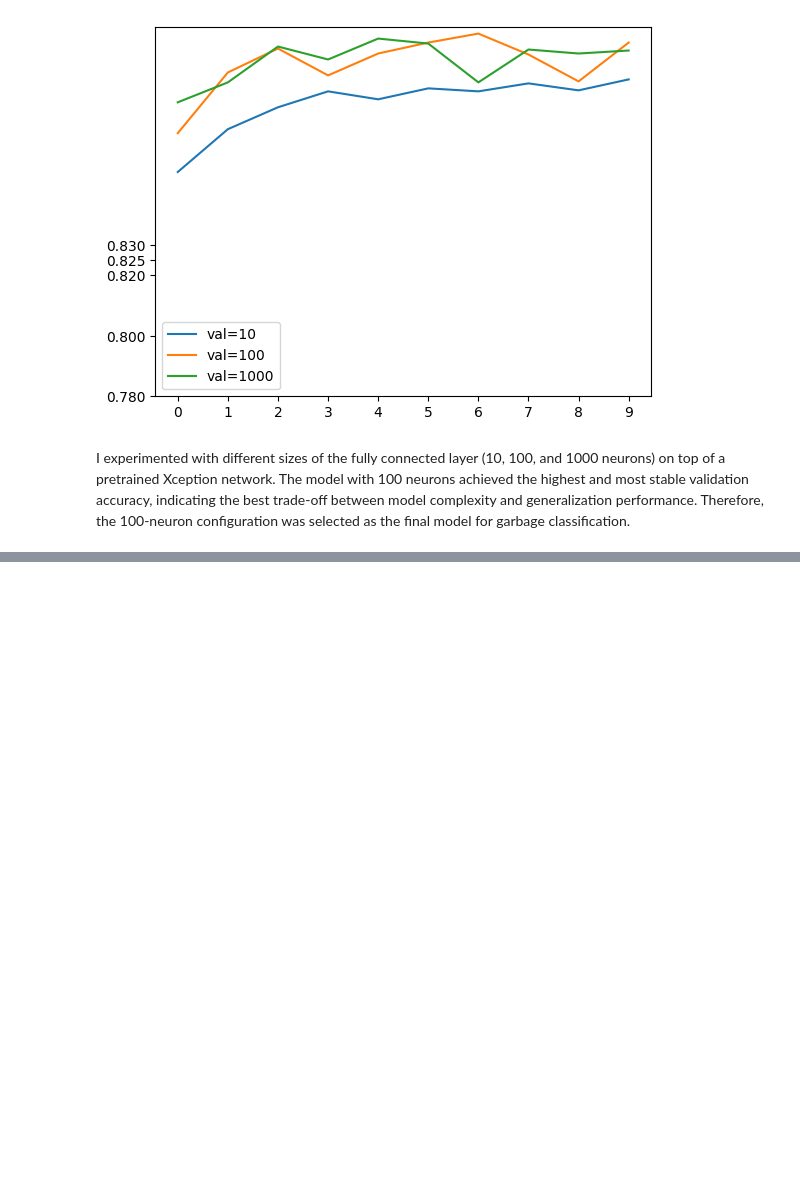
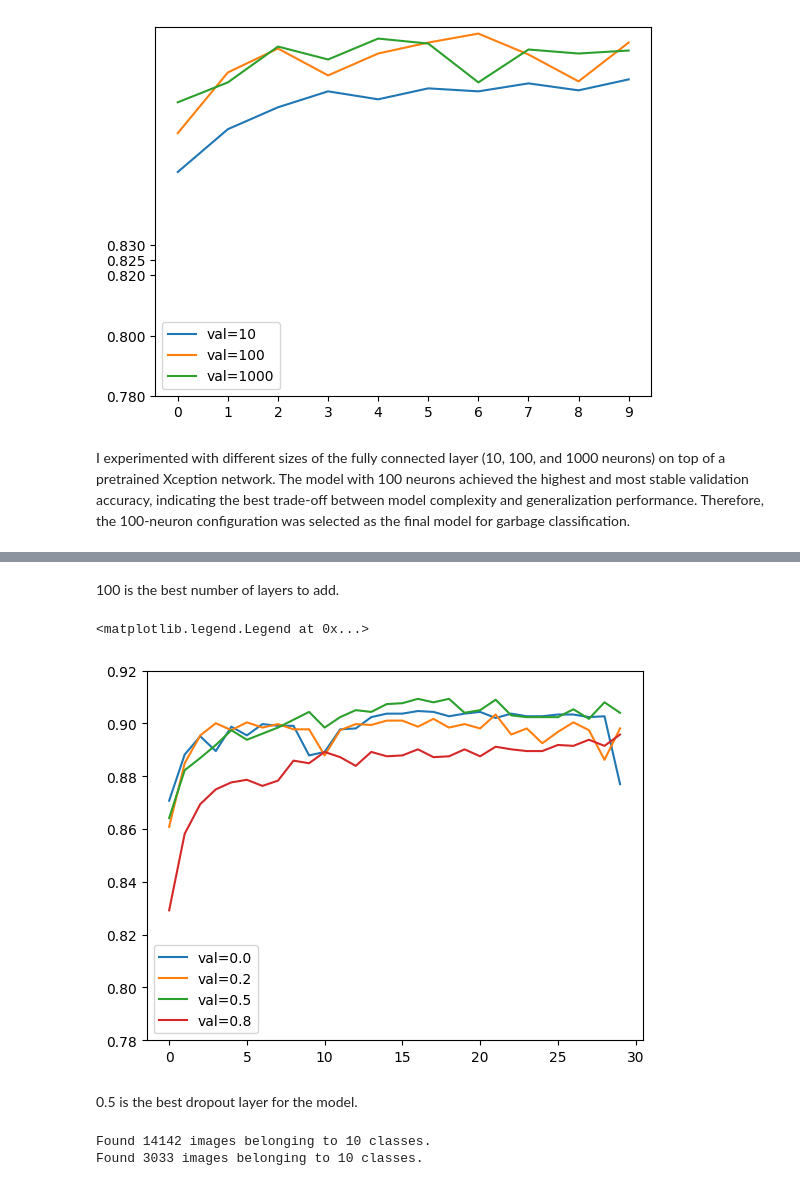
Before and after one commit to YohanaTeweldemedhin/Garbage_Classification, a Jupyter notebook: notebook.ipynb, the cells around one changed output, grey strips where cells are left out. Cells and saved outputs as stored; diff of their text form; code cells hidden in the pictures; blank space fills up the shorter version.

```diff
--- a/notebook.ipynb
+++ b/notebook.ipynb
@@ -629,3 +615,23 @@ def make_model(learning_rate=0.01, size_inner=100, droprate=0.5):
     )
 
     return model
+# %%
+learning_rate = 0.001
+size = 100
+
+scores = {}
+
+for droprate in [0.0, 0.2, 0.5, 0.8]:
+    print(droprate)
+
+    model = make_model(
+        learning_rate=learning_rate,
+        size_inner=size,
+        droprate=droprate
+    )
+
+    history = model.fit(train_ds, epochs=30, validation_data=val_ds)
+    scores[droprate] = history.history
+
+    print()
+    print()
@@ -631,0 +656,36 @@ def make_model(learning_rate=0.01, size_inner=100, droprate=0.5):
+# %% [markdown]
+100 is the best number of layers to add.
+# %%
+for droprate, hist in scores.items():
+    plt.plot(hist['val_accuracy'], label=('val=%s' % droprate))
+
+plt.ylim(0.78, 0.92)
+plt.legend()
+# %% [output]
+<matplotlib.legend.Legend at 0x...>
+[figure, added]
+# %% [markdown]
+0.5 is the best dropout layer for the model.
+# %%
+train_gen = ImageDataGenerator(
+    preprocessing_function=preprocess_input,
+#     vertical_flip=True,
+)
+
+train_ds = train_gen.flow_from_directory(
+    'D:/GitHub/Garbage_Classification/dataset/train',
+    target_size=(150, 150),
+    batch_size=32
+)
+
+val_gen = ImageDataGenerator(preprocessing_function=preprocess_input)
+
+val_ds = val_gen.flow_from_directory(
+    'D:/GitHub/Garbage_Classification/dataset/val',
+    target_size=(150, 150),
+    batch_size=32,
+    shuffle=False
+)
+# %% [output]
+Found 14142 images belonging to 10 classes.
+Found 3033 images belonging to 10 classes.
```
Also changed, not shown: parts of 23 cells of this notebook.
